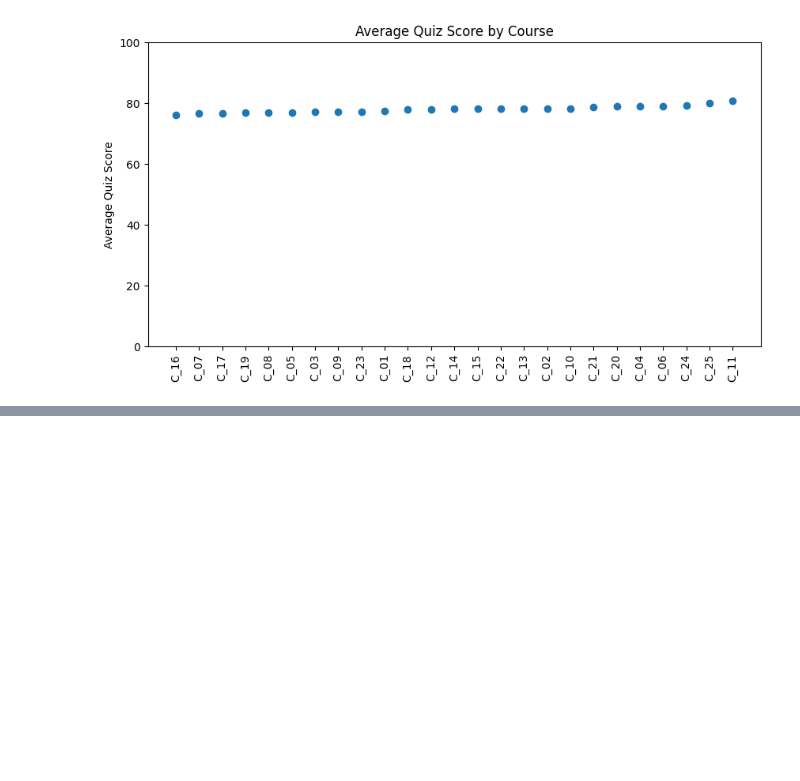
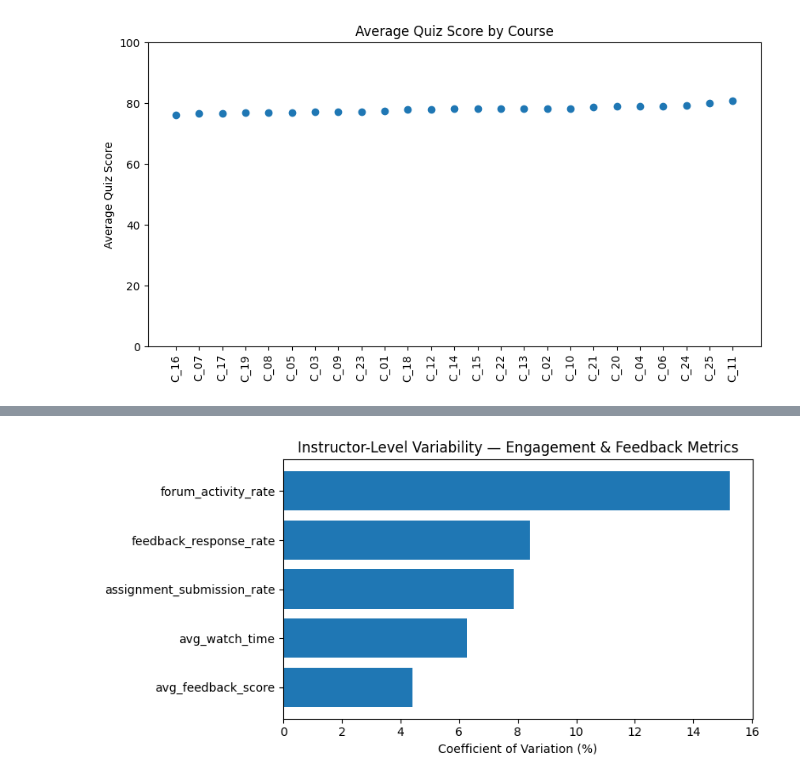
Before and after one commit to AiVeN001/Instructor-effectiveness-modeling, a Jupyter notebook: Assignment.ipynb, the cells around one changed output, grey strips where cells are left out. Cells and saved outputs as stored; diff of their text form; code cells hidden in the pictures; blank space fills up the shorter version.

```diff
--- a/Assignment.ipynb
+++ b/Assignment.ipynb
@@ -330,0 +376,18 @@ Therefore, the number of batches taught `batch_count` may itself be a useful fea
+# %%
+eng_feed_cv = {}
+for col in ['avg_watch_time', 'assignment_submission_rate', 'forum_activity_rate',
+            'avg_feedback_score', 'feedback_response_rate']:
+    g = data.groupby('instructor_id')[col].mean()
+    eng_feed_cv[col] = (g.std() / g.mean()) * 100
+
+eng_feed_cv_series = pd.Series(eng_feed_cv).sort_values()
+
+plt.figure(figsize=(8,4))
+plt.barh(eng_feed_cv_series.index, eng_feed_cv_series.values)
+plt.xlabel('Coefficient of Variation (%)')
+plt.title('Instructor-Level Variability — Engagement & Feedback Metrics')
+plt.tight_layout()
+plt.savefig('Instructor-Level Variability — Engagement & Feedback Metrics.png')
+plt.show()
+# %% [output]
+[figure, added]
```
Also changed, not shown: parts of 11 cells of this notebook, 3 other files.
